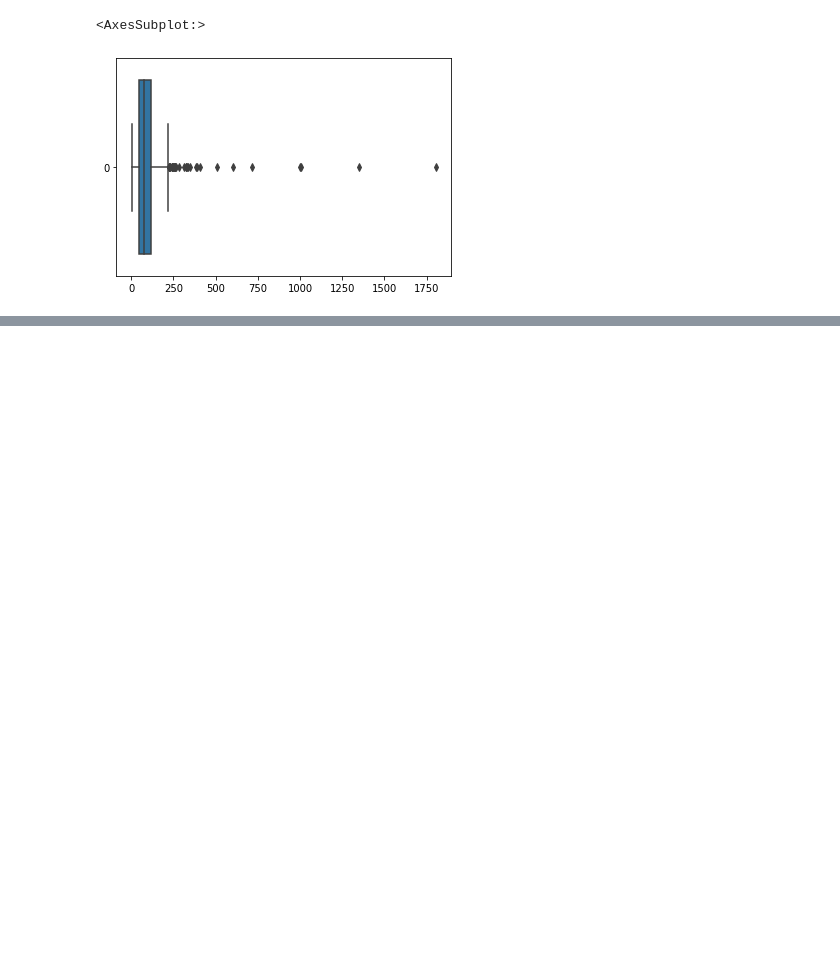
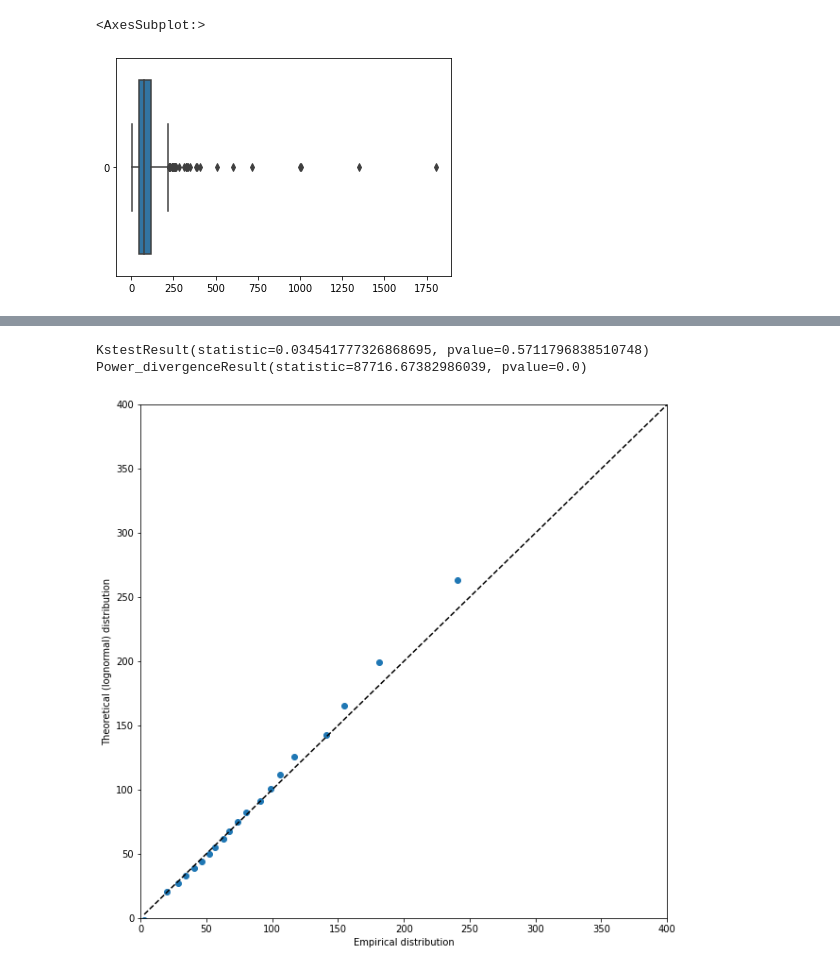
Before and after one commit to morkovka1337/multidimensional_data_processing, a Jupyter notebook: task1.ipynb, the cells around one changed output, grey strips where cells are left out. Drawn from its saved outputs; the diff is of its cells as text; code cells hidden in the pictures; blank space fills up the shorter version.

Commit message:
add tests & qq biplots

```diff
--- a/task1.ipynb
+++ b/task1.ipynb
@@ -63,0 +92,29 @@ plt.show()
+# %%
+
+ks = scipy.stats.kstest(price, 'lognorm', params, N=100)
+chi2 = scipy.stats.chisquare(price)
+print(ks)
+print(chi2)
+# %% [output]
+KstestResult(statistic=0.034541777326868695, pvalue=0.5711796838510748)
+Power_divergenceResult(statistic=87716.67382986039, pvalue=0.0)
+# %%
+# Plotting a quantile biplot for empirical and theoretical (lognormal) distribution
+
+# Calculation of quantiles
+percs = np.linspace(0, 100, 21)
+qn_first = np.percentile(price, percs)
+qn_lognorm = scipy.stats.lognorm.ppf(percs / 100.0, *params)
+
+# Building a quantile biplot
+plt.figure(figsize=(10, 10))
+plt.plot(qn_first, qn_lognorm, ls="", marker="o", markersize=6)
+plt.plot(x, x, color="k", ls="--")
+plt.xlim(0, 400)
+plt.ylim(0, 400)
+plt.xlabel(f'Empirical distribution')
+plt.ylabel('Theoretical (lognormal) distribution')
+
+plt.show()
+# %% [output]
+[figure, added]
```
Also changed, not shown: parts of 5 cells of this notebook.
